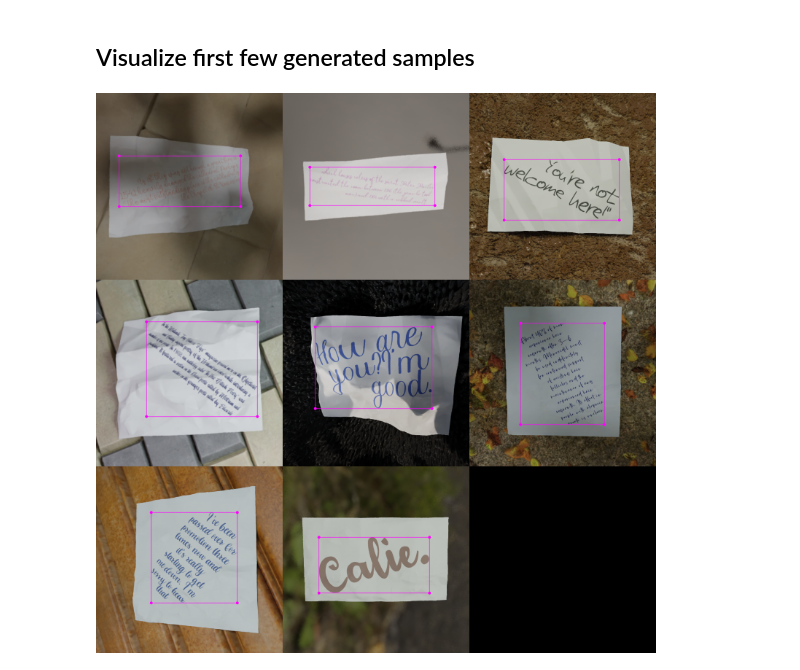
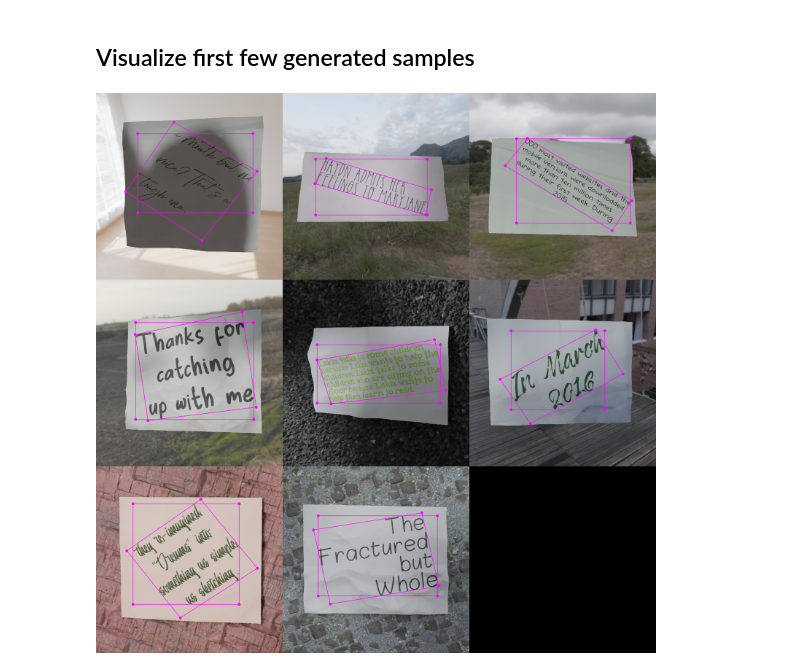
Before and after one commit to GbotHQ/ocr-dataset-rendering, a Jupyter notebook: src/main.ipynb, the cells around one changed output. Cells and saved outputs as stored; diff of their text form; code cells hidden in the pictures.

Commit message:
Refactor, update bounding boxes, add readme...
Refactor, update bounding boxes, add readme...

```diff
--- a/src/main.ipynb
+++ b/src/main.ipynb
@@ -306,0 +1,4 @@ C:\Users\GbotHQ\AppData\Local\Temp\tmpr6b0uiny
+# %%
+from main import download_and_prepare_data
+
+texts, fonts, hdris, materials = download_and_prepare_data()
@@ -373,0 +107,19 @@ with concurrent.futures.ThreadPoolExecutor(max_workers=cpu_count) as executor:
+# %%
+from calculate_bounding_boxes import calculate_bounding_boxes
+
+
+sample = generated_samples[0]
+bounding_boxes, new_char_bboxes, new_line_bboxes, new_overall_bbox = calculate_bounding_boxes(sample)
+
+print(bounding_boxes)
+
+
+# imshow(document_char_bboxes[0]["bbox"].draw(document_img))
+
+tmp_out_img = cv.imread(str(sample.output_image_path))
+tmp_out_img = new_overall_bbox.draw(tmp_out_img, (0, 255, 255))
+for bbox in new_char_bboxes:
+    tmp_out_img = bbox.draw(tmp_out_img, (255, 0, 255))
+for bbox in new_line_bboxes:
+    tmp_out_img = bbox.draw(tmp_out_img, (255, 255, 0))
+imshow(tmp_out_img)
@@ -374,12 +224,12 @@ with concurrent.futures.ThreadPoolExecutor(max_workers=cpu_count) as executor:
 # %% [markdown]
 ## Visualize first few generated samples
 # %%
-from postprocess_util import make_grid
+from postprocess import make_grid
 
 count = min(len(generated_samples), 16)
 output_imgs = [
-    k.bbox.draw(cv.imread(str(k.output_image_path))) for k in generated_samples[:count]
+    k.bbox_line_by_line.draw(k.bbox.draw(cv.imread(str(k.output_image_path)))) for k in generated_samples[:count]
 ]
 imshow(make_grid(output_imgs))
 # %% [output]
-[figure, old version]
+[figure, new version]
```
Also changed, not shown: parts of 35 cells of this notebook, 21 other files.
